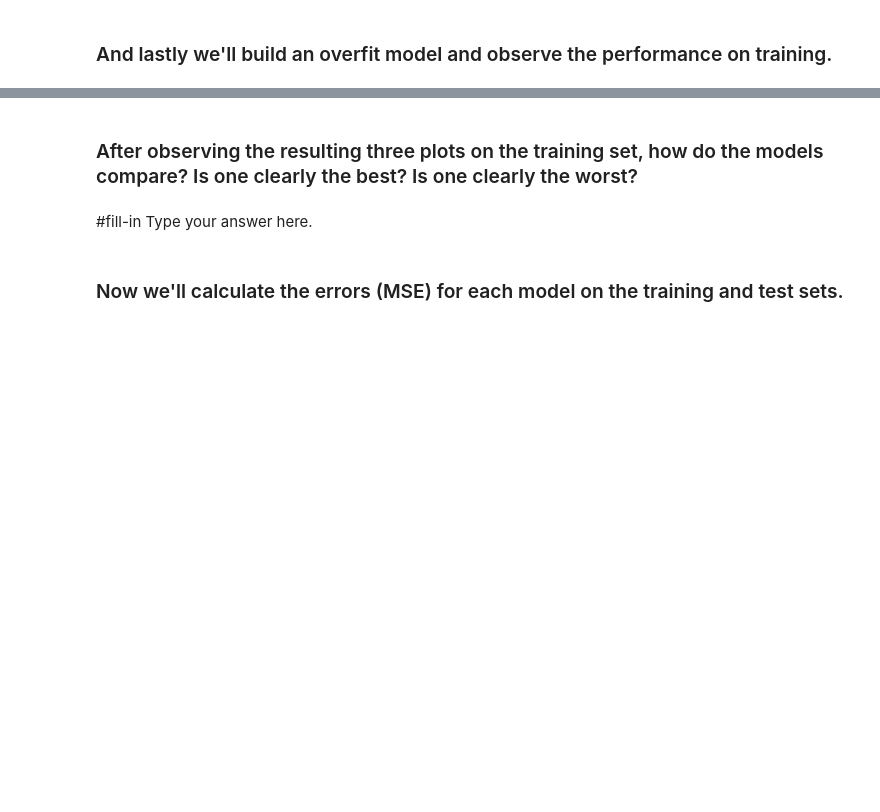
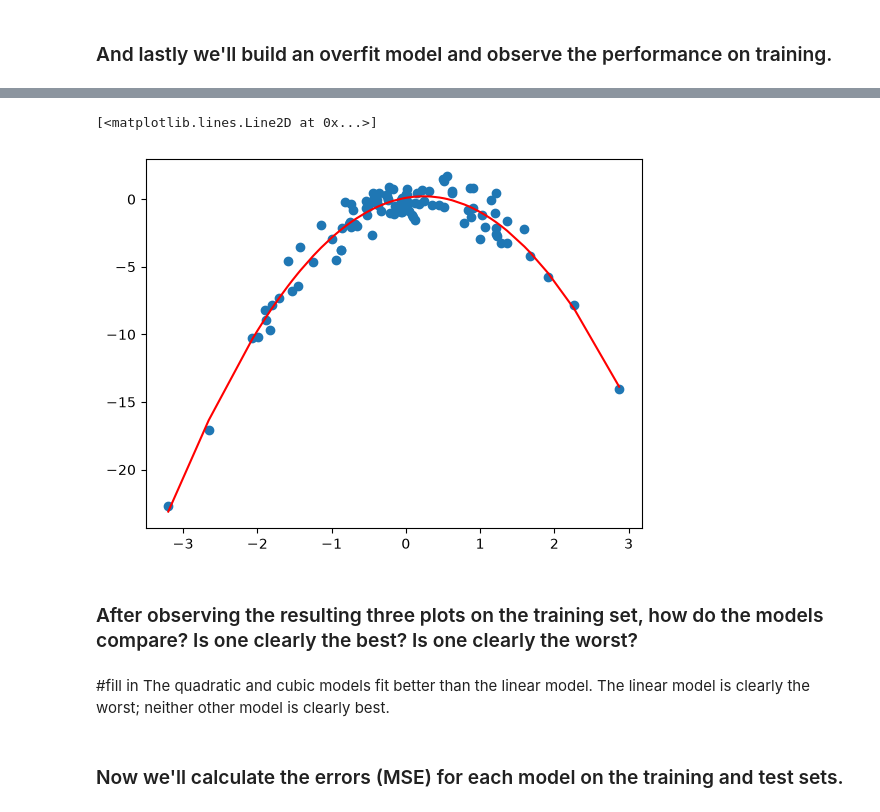
Before and after one commit to KyleCHen0619/code_2600, a Jupyter notebook: mod02_trainingsplit.ipynb, the cells around one changed output, grey strips where cells are left out. Saved outputs shown, nothing was run; the diff lists cells and outputs as text; code cells hidden in the pictures; blank space fills up the shorter version.

```diff
--- a/mod02_trainingsplit.ipynb
+++ b/mod02_trainingsplit.ipynb
@@ -111,6 +161,6 @@ ax.plot( #fill-in
 ### And lastly we'll build an overfit model and observe the performance on training.
 # %%
 # Fit a cubic model
-model_cubic = #fill-in
-results_cubic = #fill-in
+model_cubic = sm.OLS(y_train, x_train[['intercept', 'x', 'x_sq', 'x_cu']])
+results_cubic = model_cubic.fit()
 summarize(results_cubic)
@@ -117,17 +173,23 @@ summarize(results_cubic)
 # %%
 # Get predictions
-x_train['pred_cu'] = #fill-in
+x_train['pred_cu'] = predict(
+    x_train[['intercept', 'x', 'x_sq', 'x_cu']],
+    results_cubic
+)
 # %%
 # Plot predictions as solid *red* line
 fig, ax = plt.subplots()
-ax.scatter(x_train['x'],y_train)
-cubic = #fill-in
-ax.plot( #fill-in
+ax.scatter(x_train['x'], y_train)
+cubic = x_train[['x', 'pred_cu']].sort_values('x')
+ax.plot(cubic['x'], cubic['pred_cu'], color='red')
+# %% [output]
+[<matplotlib.lines.Line2D at 0x...>]
+[figure, added]
 # %% [markdown]
 ### After observing the resulting three plots on the training set, how do the models compare? Is one clearly the best? Is one clearly the worst?
 # %% [markdown]
-#fill-in
-Type your answer here.
+#fill in
+The quadratic and cubic models fit better than the linear model. The linear model is clearly the worst; neither other model is clearly best.
 # %% [markdown]
 ### Now we'll calculate the errors (MSE) for each model on the training and test sets.
 # %%
```
Also changed, not shown: parts of 13 cells of this notebook.
